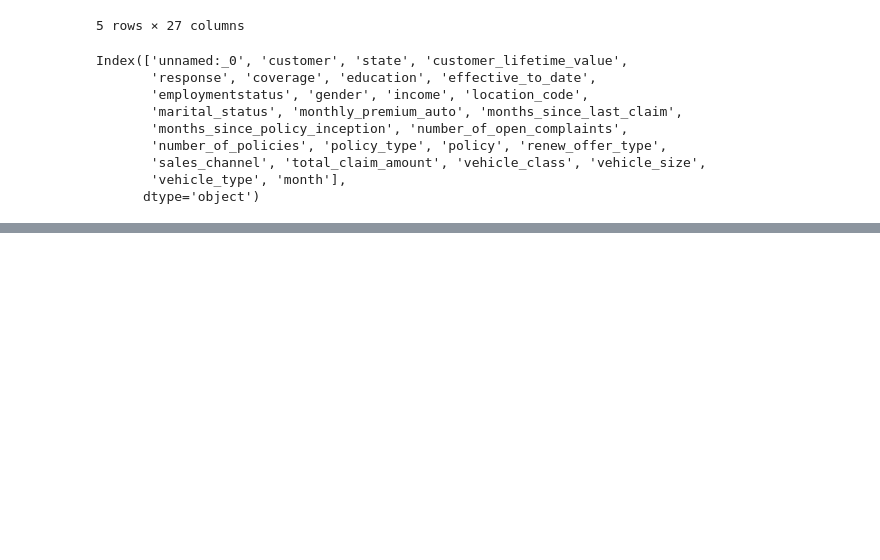
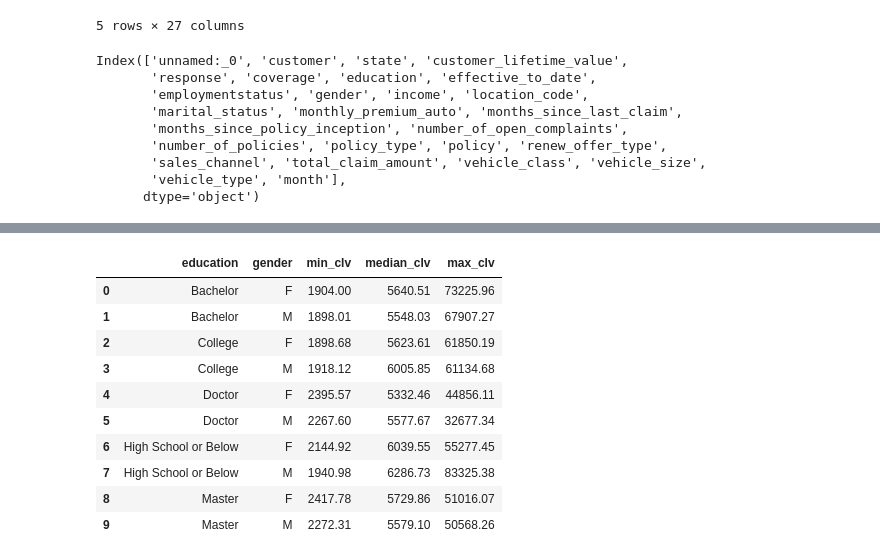
Before and after one commit to isailtonsilva/lab-dw-data-aggregation-and-filtering, a Jupyter notebook: lab-dw-aggregating.ipynb, the cells around one changed output, grey strips where cells are left out. Cells and saved outputs as stored; diff of their text form; code cells hidden in the pictures; blank space fills up the shorter version.

```diff
--- a/lab-dw-aggregating.ipynb
+++ b/lab-dw-aggregating.ipynb
@@ -161,18 +74,0 @@ Index(['unnamed:_0', 'customer', 'state', 'customer_lifetime_value',
-# %%
-# Step 7A - Calculate response rate by sales_channel
-# We create a boolean: responded_yes = 1 if "Yes", else 0
-# Then mean() gives the percentage as a decimal
-
-df["responded_yes"] = (df["response"].str.lower() == "yes").astype(int)
-
-response_rate_channel = (
-    df.groupby("sales_channel")["responded_yes"]
-      .mean()
-      .sort_values(ascending=False)
-      .reset_index()
-)
-
-# Step 7A.1 - Convert to percentage
-response_rate_channel["response_rate_percent"] = (response_rate_channel["responded_yes"] * 100).round(2)
-
-response_rate_channel[["sales_channel", "response_rate_percent"]]
@@ -223,0 +210,28 @@ response_rate_melt[["marketing_channel", "response_rate_percent"]]
+# %%
+# Step 4.0 - Group by education and gender
+# Calculate minimum, median, and maximum customer lifetime value
+
+clv_by_education_gender = (
+    df.groupby(["education", "gender"])["customer_lifetime_value"]
+      .agg(
+          min_clv="min",
+          median_clv="median",
+          max_clv="max"
+      )
+      .round(2)
+      .reset_index()
+)
+
+clv_by_education_gender
+# %% [output]
+|  | education | gender | min_clv | median_clv | max_clv |
+| 0 | Bachelor | F | 1904.00 | 5640.51 | 73225.96 |
+| 1 | Bachelor | M | 1898.01 | 5548.03 | 67907.27 |
+| 2 | College | F | 1898.68 | 5623.61 | 61850.19 |
+| 3 | College | M | 1918.12 | 6005.85 | 61134.68 |
+| 4 | Doctor | F | 2395.57 | 5332.46 | 44856.11 |
+| 5 | Doctor | M | 2267.60 | 5577.67 | 32677.34 |
+| 6 | High School or Below | F | 2144.92 | 6039.55 | 55277.45 |
+| 7 | High School or Below | M | 1940.98 | 6286.73 | 83325.38 |
+| 8 | Master | F | 2417.78 | 5729.86 | 51016.07 |
+| 9 | Master | M | 2272.31 | 5579.10 | 50568.26 |
```
Also changed, not shown: parts of 37 cells of this notebook.
